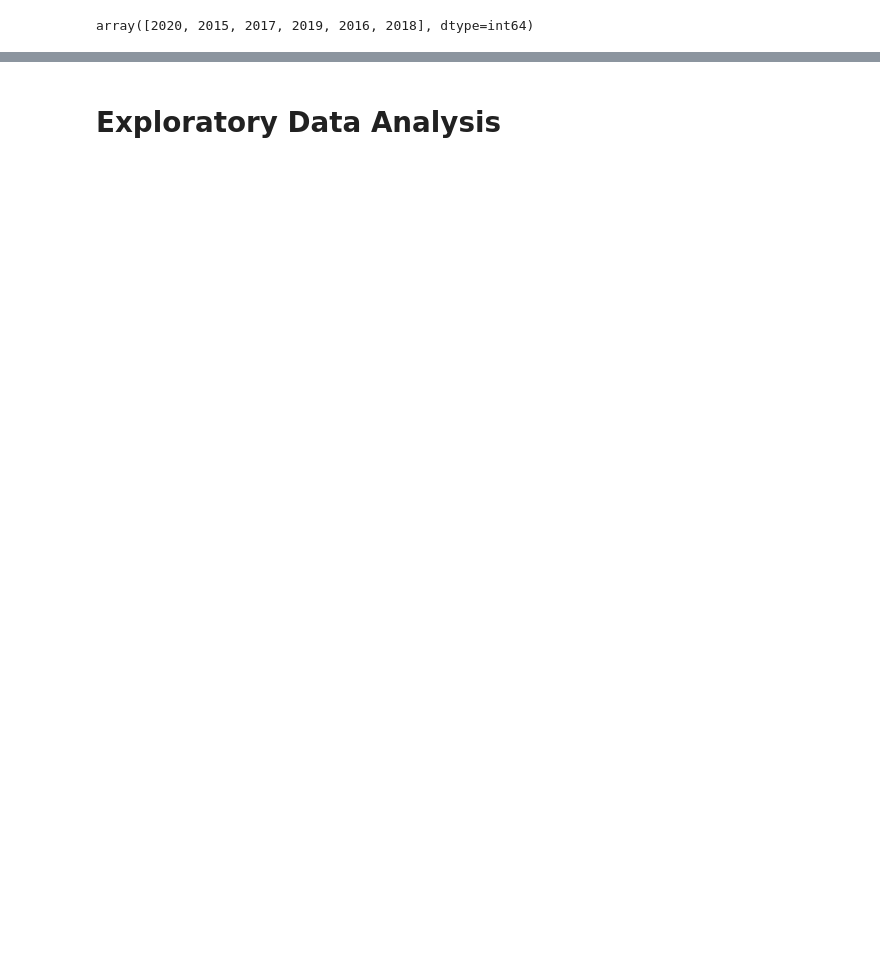
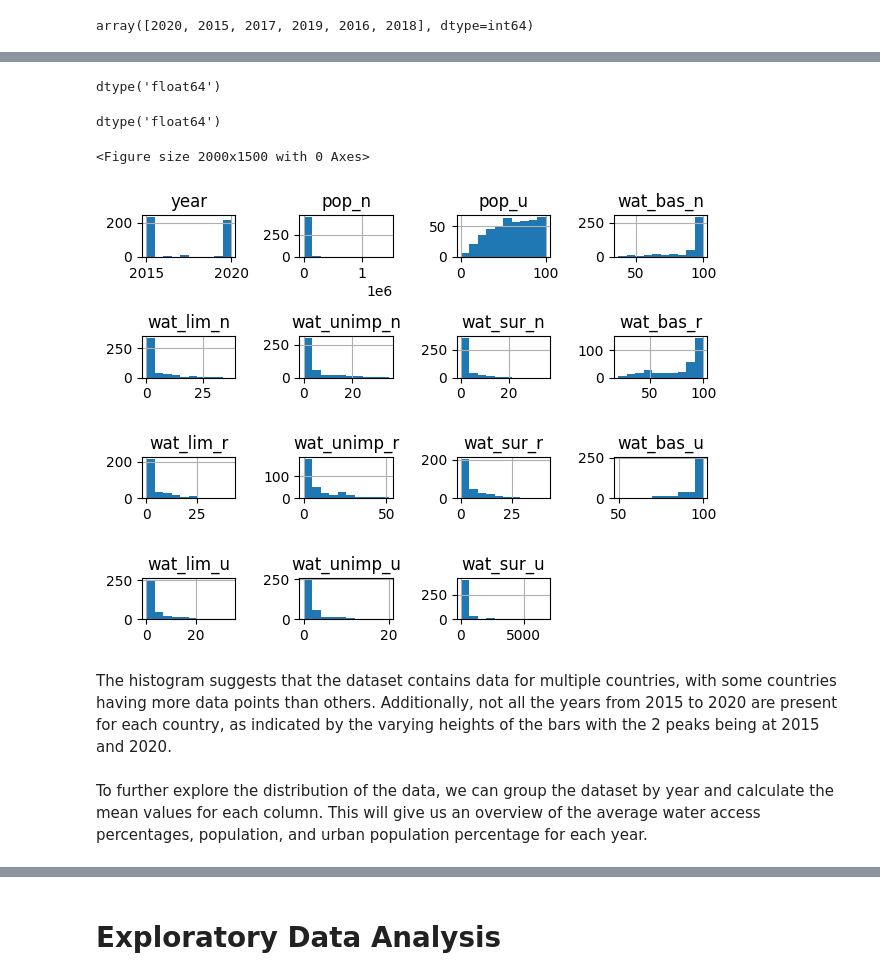
Before and after one commit to e-c-centric/MachineLearning, a Jupyter notebook: Final_Group/Group 4_Final_Assessment.ipynb, the cells around one changed output, grey strips where cells are left out. Drawn from its saved outputs; the diff is of its cells as text; code cells hidden in the pictures; blank space fills up the shorter version.

```diff
--- a/Final_Group/Group 4_Final_Assessment.ipynb
+++ b/Final_Group/Group 4_Final_Assessment.ipynb
@@ -137,0 +173,5 @@ array([2020, 2015, 2017, 2019, 2016, 2018], dtype=int64)
+# %%
+data['pop_n'] = data['pop_n'].str.replace(',', '').str.replace(' ', repl='').astype(float)
+# %%
+data['wat_sur_u'].fillna('0', inplace=True)
+data['wat_sur_u'] = data['wat_sur_u'].apply(lambda x: 0 if '<' in str(x) else float(x) * 1000)
@@ -137,0 +183,23 @@ array([2020, 2015, 2017, 2019, 2016, 2018], dtype=int64)
+# %%
+data['wat_sur_u'].dtypes
+# %% [output]
+dtype('float64')
+# %%
+data['pop_n'].dtypes
+# %% [output]
+dtype('float64')
+# %%
+import matplotlib.pyplot as plt
+plt.figure(figsize=(20, 15))
+
+data.hist()
+
+plt.tight_layout()
+plt.show()
+# %% [output]
+<Figure size 2000x1500 with 0 Axes>
+[figure, added]
+# %% [markdown]
+The histogram suggests that the dataset contains data for multiple countries, with some countries having more data points than others. Additionally, not all the years from 2015 to 2020 are present for each country, as indicated by the varying heights of the bars with the 2 peaks being at 2015 and 2020.
+# %% [markdown]
+To further explore the distribution of the data, we can group the dataset by year and calculate the mean values for each column. This will give us an overview of the average water access percentages, population, and urban population percentage for each year.
```
Also changed, not shown: parts of 52 cells of this notebook.
